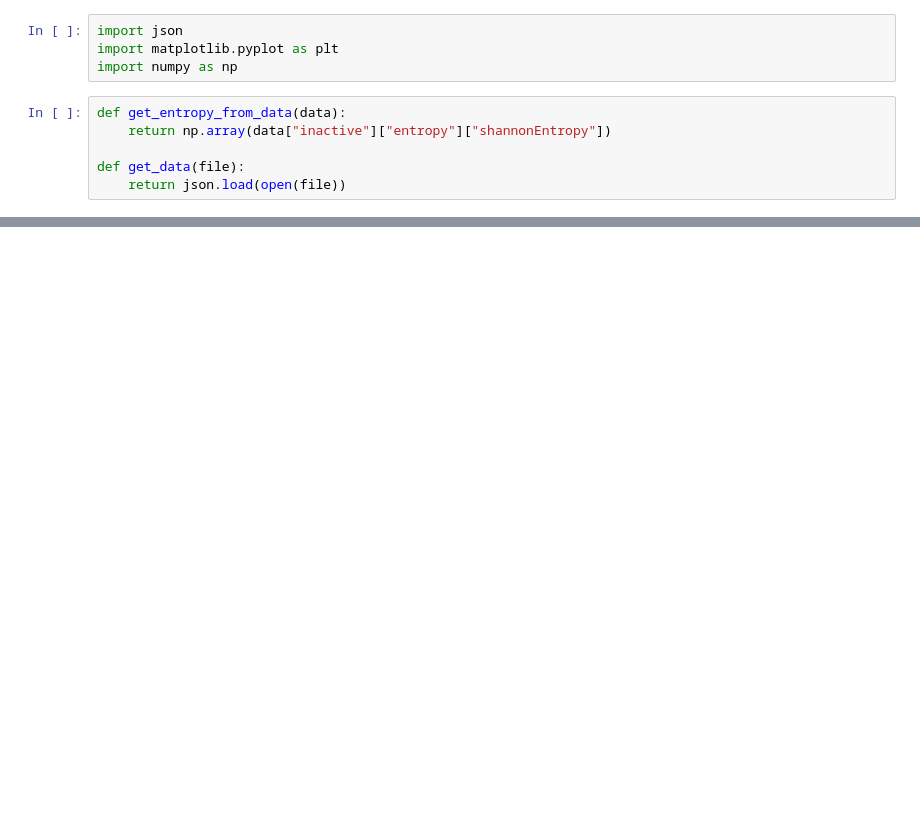
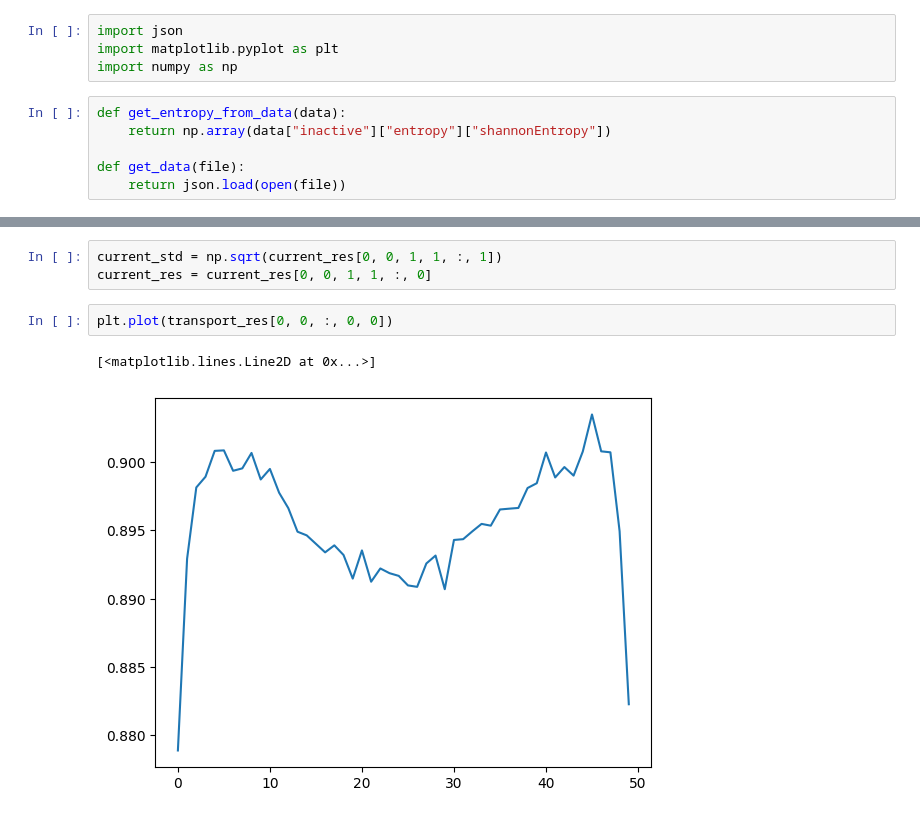
Before and after one commit to DaveDuck321/SCONE, a Jupyter notebook: cmfd_workflow/perfect_cmfd/plotting.ipynb, the cells around one changed output, grey strips where cells are left out. Drawn from its saved outputs; the diff is of its cells as text; blank space fills up the shorter version.

```diff
--- a/cmfd_workflow/perfect_cmfd/plotting.ipynb
+++ b/cmfd_workflow/perfect_cmfd/plotting.ipynb
@@ -75,0 +186,8 @@ IndexError: index 7 is out of bounds for axis 3 with size 7
+# %%
+current_std = np.sqrt(current_res[0, 0, 1, 1, :, 1])
+current_res = current_res[0, 0, 1, 1, :, 0]
+# %%
+plt.plot(transport_res[0, 0, :, 0, 0])
+# %% [output]
+[<matplotlib.lines.Line2D at 0x...>]
+[figure, added]
```
Also changed, not shown: parts of 16 cells of this notebook, 8 other files.
